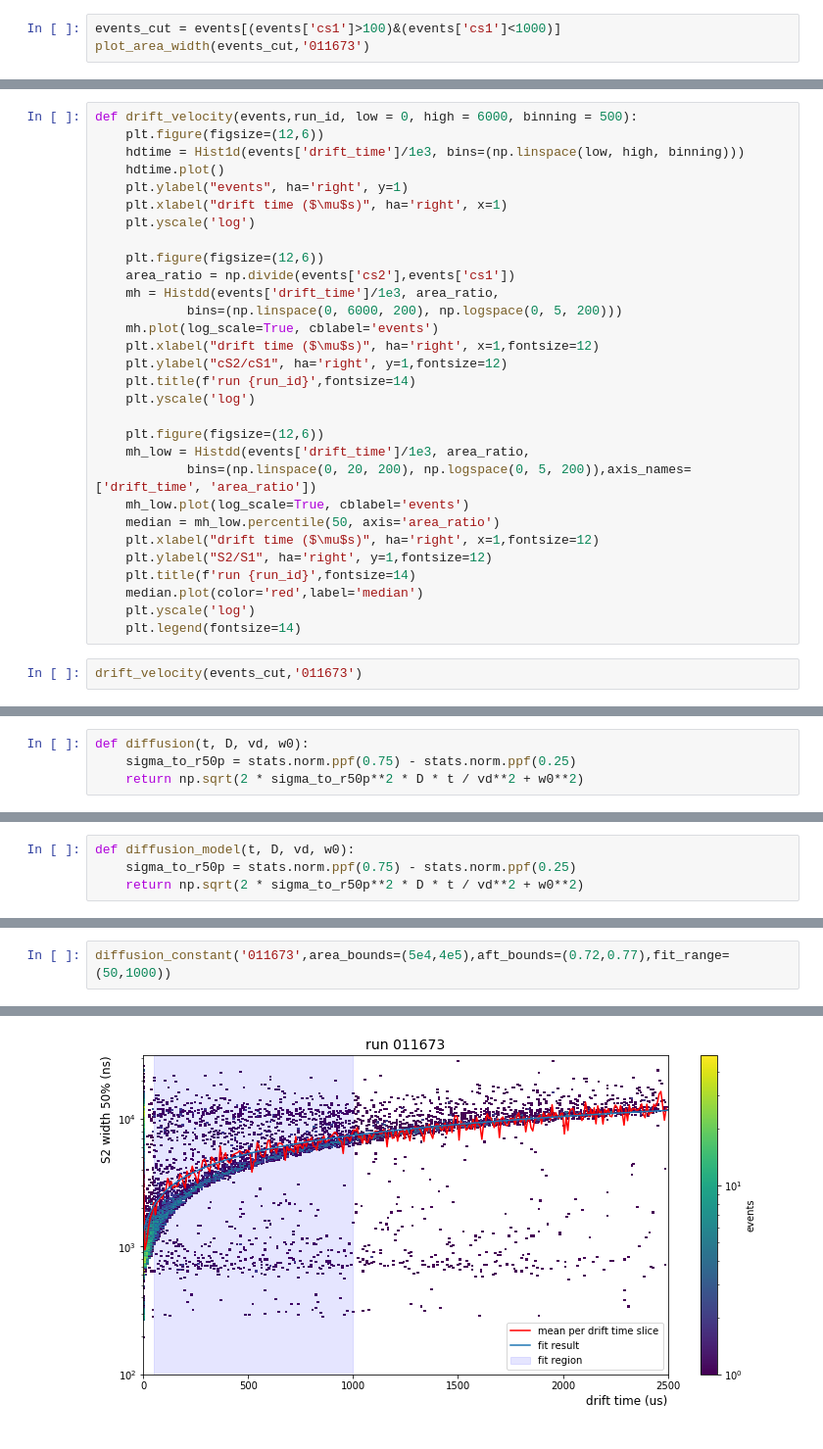
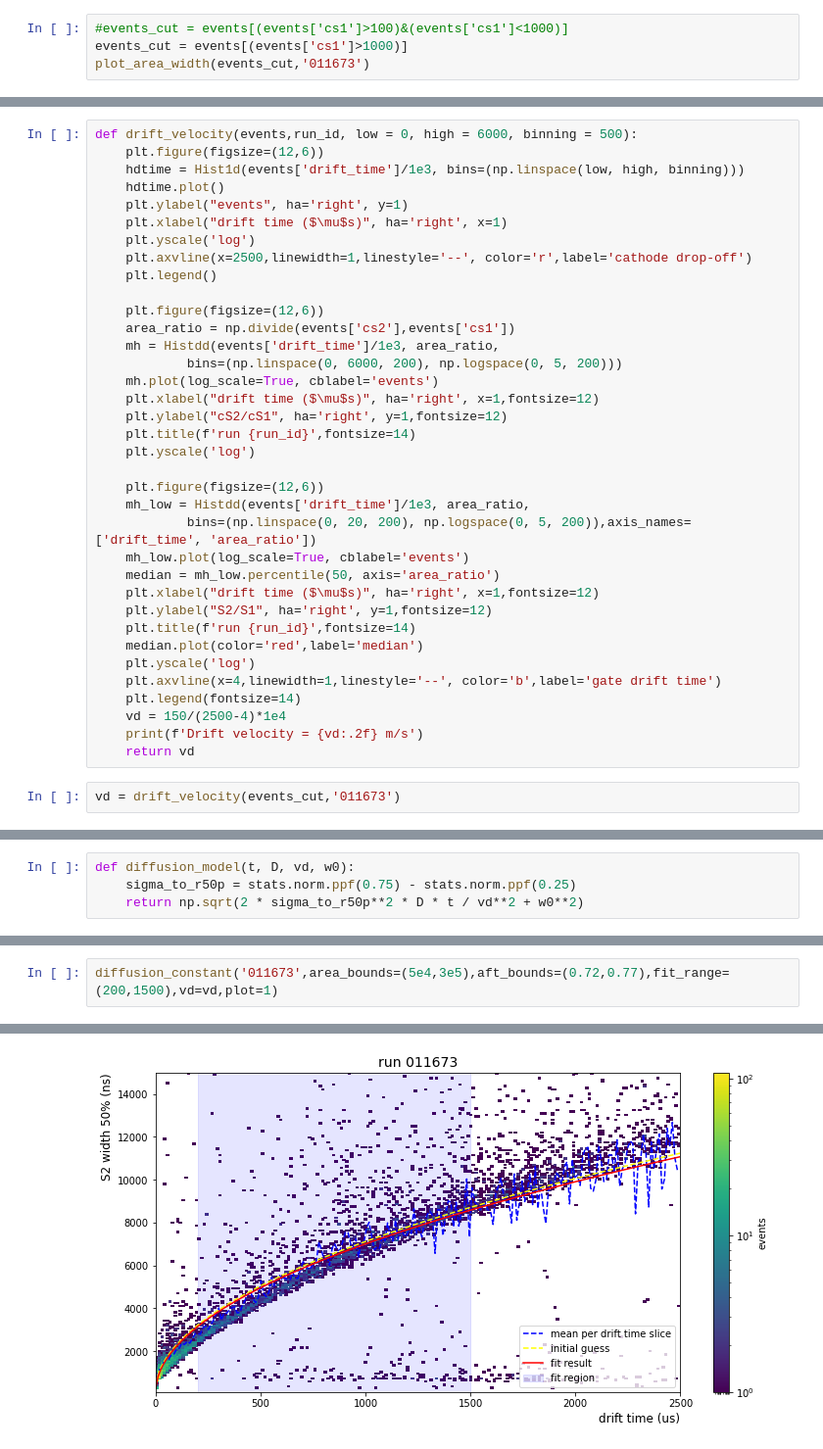
Before and after one commit to valerioda/xenon-note, a Jupyter notebook: fast_response_analysis/Kr83m_S2events.ipynb, the cells around one changed output, grey strips where cells are left out. Shown at 98% size. Saved outputs shown, nothing was run; the diff lists cells and outputs as text.

```diff
--- a/fast_response_analysis/Kr83m_S2events.ipynb
+++ b/fast_response_analysis/Kr83m_S2events.ipynb
@@ -95,4 +96,5 @@ plot_area_width(events,'011673')
 # %%
-events_cut = events[(events['cs1']>100)&(events['cs1']<1000)]
+#events_cut = events[(events['cs1']>100)&(events['cs1']<1000)]
+events_cut = events[(events['cs1']>1000)]
 plot_area_width(events_cut,'011673')
 # %% [output]
@@ -106,6 +110,8 @@ def drift_velocity(events,run_id, low = 0, high = 6000, binning = 500):
     plt.ylabel("events", ha='right', y=1)
     plt.xlabel("drift time ($\mu$s)", ha='right', x=1)
     plt.yscale('log')
+    plt.axvline(x=2500,linewidth=1,linestyle='--', color='r',label='cathode drop-off')
+    plt.legend()
 
     plt.figure(figsize=(12,6))
     area_ratio = np.divide(events['cs2'],events['cs1'])
@@ -127,7 +133,11 @@ def drift_velocity(events,run_id, low = 0, high = 6000, binning = 500):
     plt.title(f'run {run_id}',fontsize=14)
     median.plot(color='red',label='median')
     plt.yscale('log')
+    plt.axvline(x=4,linewidth=1,linestyle='--', color='b',label='gate drift time')
     plt.legend(fontsize=14)
+    vd = 150/(2500-4)*1e4
+    print(f'Drift velocity = {vd:.2f} m/s')
+    return vd
 # %%
-drift_velocity(events_cut,'011673')
+vd = drift_velocity(events_cut,'011673')
 # %% [output]
@@ -137,4 +147,0 @@ drift_velocity(events_cut,'011673')
-# %%
-def diffusion(t, D, vd, w0):
-    sigma_to_r50p = stats.norm.ppf(0.75) - stats.norm.ppf(0.25)
-    return np.sqrt(2 * sigma_to_r50p**2 * D * t / vd**2 + w0**2)
@@ -299,3 +297,3 @@ def diffusion_constant(run_id, area_bounds, aft_bounds, fit_range, low = 0, high
 # %%
-diffusion_constant('011673',area_bounds=(5e4,4e5),aft_bounds=(0.72,0.77),fit_range=(50,1000))
+diffusion_constant('011673',area_bounds=(5e4,3e5),aft_bounds=(0.72,0.77),fit_range=(200,1500),vd=vd,plot=1)
 # %% [output]
@@ -304 +305 @@ Diffusion constant = 135149289.35 +/- 105882415463666.88 cm^2/s
-[figure, old version]
+[figure, new version]
```
Also changed, not shown: parts of 15 cells of this notebook, 1 other file.
